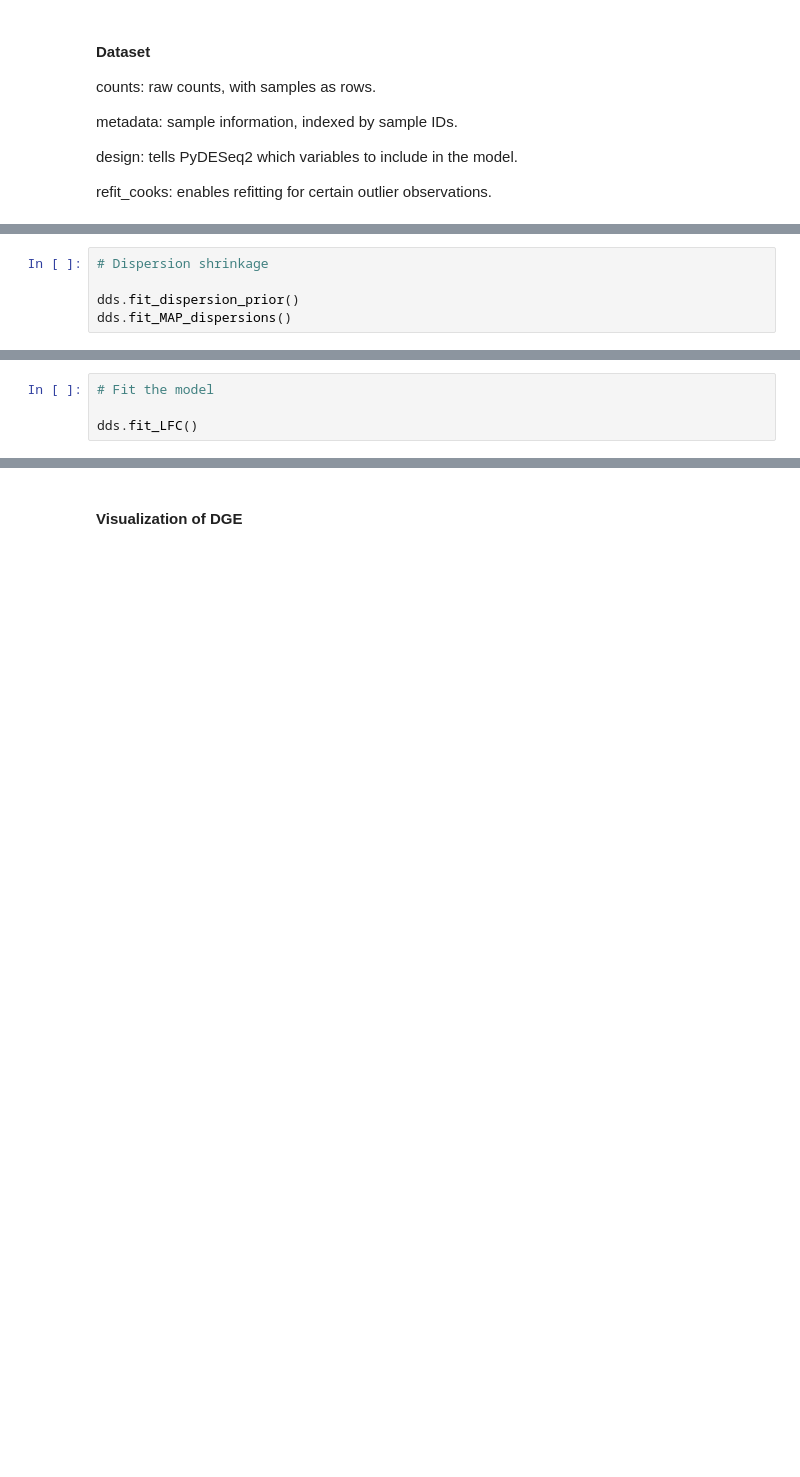
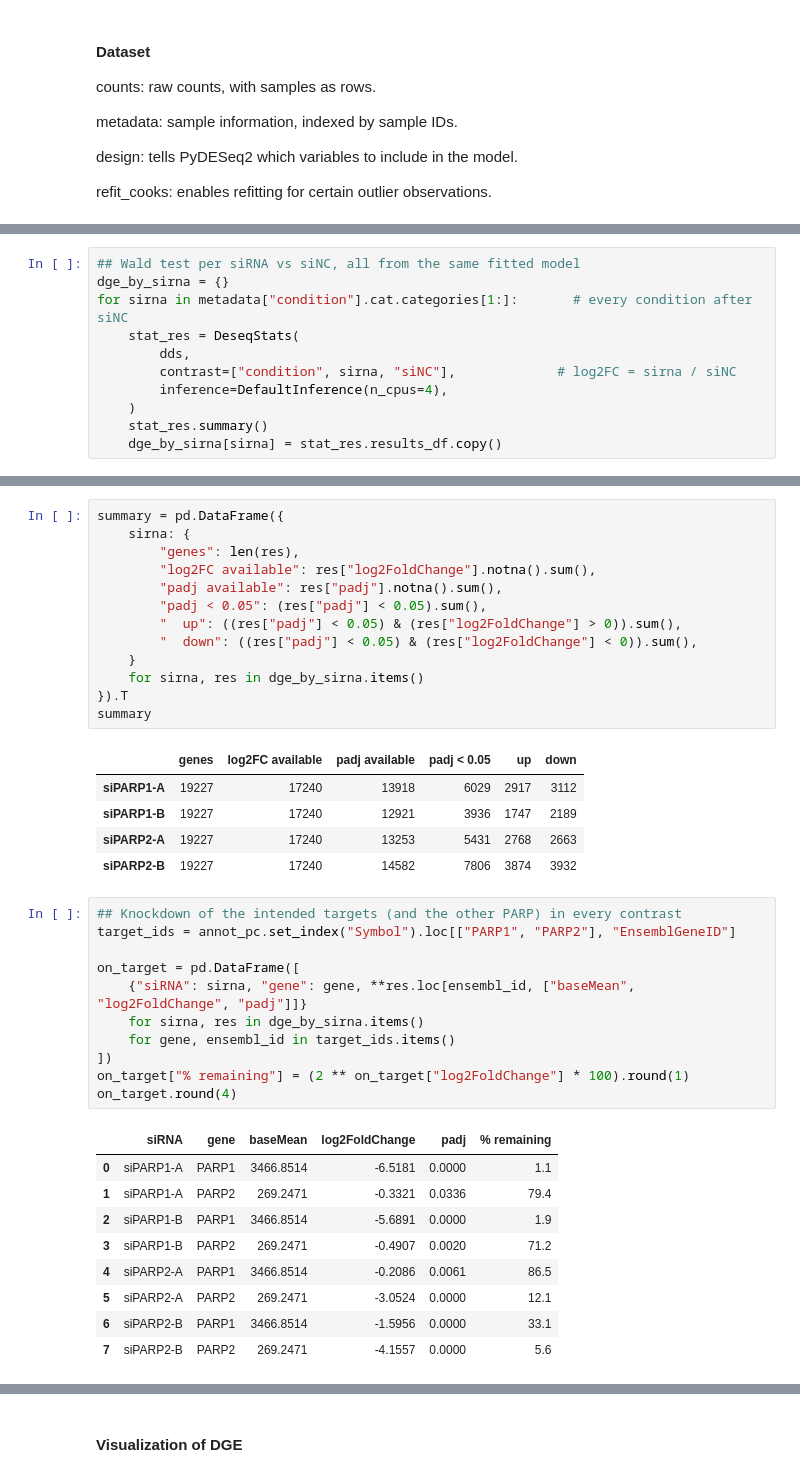
Before and after one commit to pietschM13/siRNA_off_target_effects, a Jupyter notebook: notebooks/GSE114273/03_differential_expression.ipynb, the cells around one changed output, grey strips where cells are left out. Saved outputs shown, nothing was run; the diff lists cells and outputs as text; blank space fills up the shorter version.

```diff
--- a/notebooks/GSE114273/03_differential_expression.ipynb
+++ b/notebooks/GSE114273/03_differential_expression.ipynb
@@ -398,5 +204,0 @@ Name: fitted_dispersions, dtype: float64
-# %%
-# Dispersion shrinkage
-
-dds.fit_dispersion_prior()
-dds.fit_MAP_dispersions()
@@ -428,4 +204,0 @@ display(dispersion_comparison.describe())
-# %%
-# Fit the model
-
-dds.fit_LFC()
@@ -684,0 +233,11 @@ for treatment, results in stat_results.items():
+# %%
+## Wald test per siRNA vs siNC, all from the same fitted model
+dge_by_sirna = {}
+for sirna in metadata["condition"].cat.categories[1:]:       # every condition after siNC
+    stat_res = DeseqStats(
+        dds,
+        contrast=["condition", sirna, "siNC"],             # log2FC = sirna / siNC
+        inference=DefaultInference(n_cpus=4),
+    )
+    stat_res.summary()
+    dge_by_sirna[sirna] = stat_res.results_df.copy()
@@ -684,0 +307,40 @@ for treatment, results in stat_results.items():
+# %%
+summary = pd.DataFrame({
+    sirna: {
+        "genes": len(res),
+        "log2FC available": res["log2FoldChange"].notna().sum(),
+        "padj available": res["padj"].notna().sum(),
+        "padj < 0.05": (res["padj"] < 0.05).sum(),
+        "  up": ((res["padj"] < 0.05) & (res["log2FoldChange"] > 0)).sum(),
+        "  down": ((res["padj"] < 0.05) & (res["log2FoldChange"] < 0)).sum(),
+    }
+    for sirna, res in dge_by_sirna.items()
+}).T
+summary
+# %% [output]
+|  | genes | log2FC available | padj available | padj < 0.05 | up | down |
+| siPARP1-A | 19227 | 17240 | 13918 | 6029 | 2917 | 3112 |
+| siPARP1-B | 19227 | 17240 | 12921 | 3936 | 1747 | 2189 |
+| siPARP2-A | 19227 | 17240 | 13253 | 5431 | 2768 | 2663 |
+| siPARP2-B | 19227 | 17240 | 14582 | 7806 | 3874 | 3932 |
+# %%
+## Knockdown of the intended targets (and the other PARP) in every contrast
+target_ids = annot_pc.set_index("Symbol").loc[["PARP1", "PARP2"], "EnsemblGeneID"]
+
+on_target = pd.DataFrame([
+    {"siRNA": sirna, "gene": gene, **res.loc[ensembl_id, ["baseMean", "log2FoldChange", "padj"]]}
+    for sirna, res in dge_by_sirna.items()
+    for gene, ensembl_id in target_ids.items()
+])
+on_target["% remaining"] = (2 ** on_target["log2FoldChange"] * 100).round(1)
+on_target.round(4)
+# %% [output]
+|  | siRNA | gene | baseMean | log2FoldChange | padj | % remaining |
+| 0 | siPARP1-A | PARP1 | 3466.8514 | -6.5181 | 0.0000 | 1.1 |
+| 1 | siPARP1-A | PARP2 | 269.2471 | -0.3321 | 0.0336 | 79.4 |
+| 2 | siPARP1-B | PARP1 | 3466.8514 | -5.6891 | 0.0000 | 1.9 |
+| 3 | siPARP1-B | PARP2 | 269.2471 | -0.4907 | 0.0020 | 71.2 |
+| 4 | siPARP2-A | PARP1 | 3466.8514 | -0.2086 | 0.0061 | 86.5 |
+| 5 | siPARP2-A | PARP2 | 269.2471 | -3.0524 | 0.0000 | 12.1 |
+| 6 | siPARP2-B | PARP1 | 3466.8514 | -1.5956 | 0.0000 | 33.1 |
+| 7 | siPARP2-B | PARP2 | 269.2471 | -4.1557 | 0.0000 | 5.6 |
```
Also changed, not shown: parts of 54 cells of this notebook.
